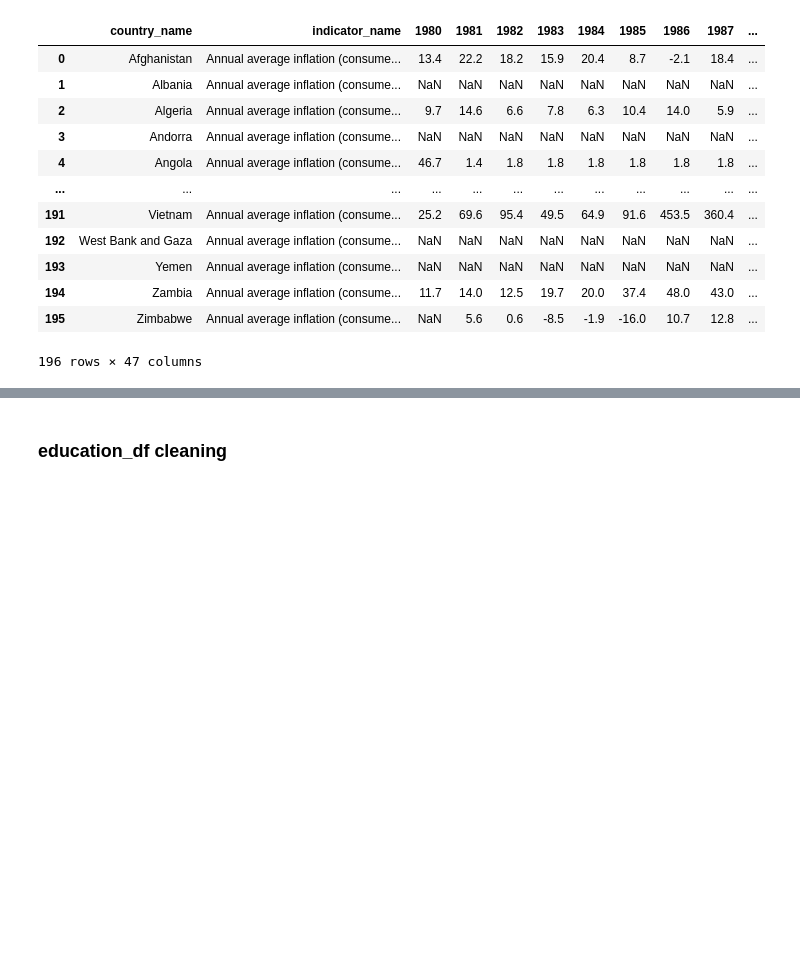
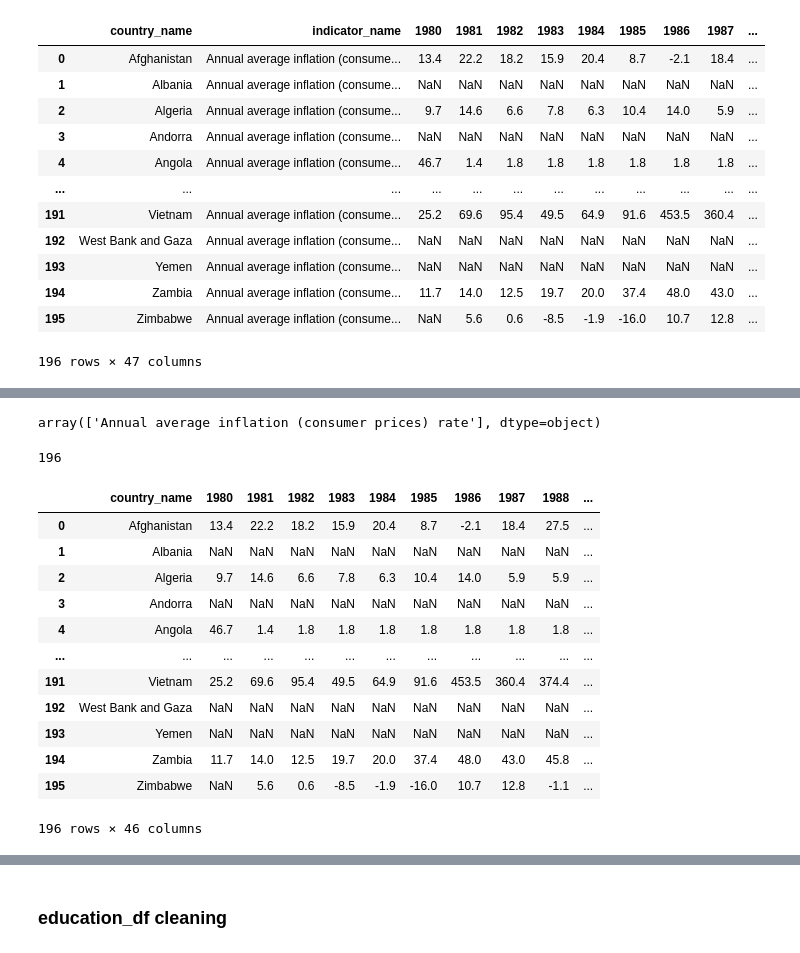
Before and after one commit to therealturb0duckz/Impact-of-Inflation-and-Income-Inequality-on-Economic-Growth, a Jupyter notebook: notebooks/data_cleaning.ipynb, the cells around one changed output, grey strips where cells are left out. Drawn from its saved outputs; the diff is of its cells as text; code cells hidden in the pictures; blank space fills up the shorter version.

```diff
--- a/notebooks/data_cleaning.ipynb
+++ b/notebooks/data_cleaning.ipynb
@@ -73,0 +233,26 @@ global_inflation_df
+# %%
+global_inflation_df['indicator_name'].unique()
+# %% [output]
+array(['Annual average inflation (consumer prices) rate'], dtype=object)
+# %%
+global_inflation_df.drop('indicator_name', axis=1, inplace=True)
+# %%
+global_inflation_df['country_name'].nunique()
+# %% [output]
+196
+# %%
+global_inflation_df
+# %% [output]
+|  | country_name | 1980 | 1981 | 1982 | 1983 | 1984 | 1985 | 1986 | 1987 | 1988 | ... |
+| 0 | Afghanistan | 13.4 | 22.2 | 18.2 | 15.9 | 20.4 | 8.7 | -2.1 | 18.4 | 27.5 | ... |
+| 1 | Albania | NaN | NaN | NaN | NaN | NaN | NaN | NaN | NaN | NaN | ... |
+| 2 | Algeria | 9.7 | 14.6 | 6.6 | 7.8 | 6.3 | 10.4 | 14.0 | 5.9 | 5.9 | ... |
+| 3 | Andorra | NaN | NaN | NaN | NaN | NaN | NaN | NaN | NaN | NaN | ... |
+| 4 | Angola | 46.7 | 1.4 | 1.8 | 1.8 | 1.8 | 1.8 | 1.8 | 1.8 | 1.8 | ... |
+| ... | ... | ... | ... | ... | ... | ... | ... | ... | ... | ... | ... |
+| 191 | Vietnam | 25.2 | 69.6 | 95.4 | 49.5 | 64.9 | 91.6 | 453.5 | 360.4 | 374.4 | ... |
+| 192 | West Bank and Gaza | NaN | NaN | NaN | NaN | NaN | NaN | NaN | NaN | NaN | ... |
+| 193 | Yemen | NaN | NaN | NaN | NaN | NaN | NaN | NaN | NaN | NaN | ... |
+| 194 | Zambia | 11.7 | 14.0 | 12.5 | 19.7 | 20.0 | 37.4 | 48.0 | 43.0 | 45.8 | ... |
+| 195 | Zimbabwe | NaN | 5.6 | 0.6 | -8.5 | -1.9 | -16.0 | 10.7 | 12.8 | -1.1 | ... |
+196 rows × 46 columns
```
Also changed, not shown: parts of 35 cells of this notebook, 4 other files.
